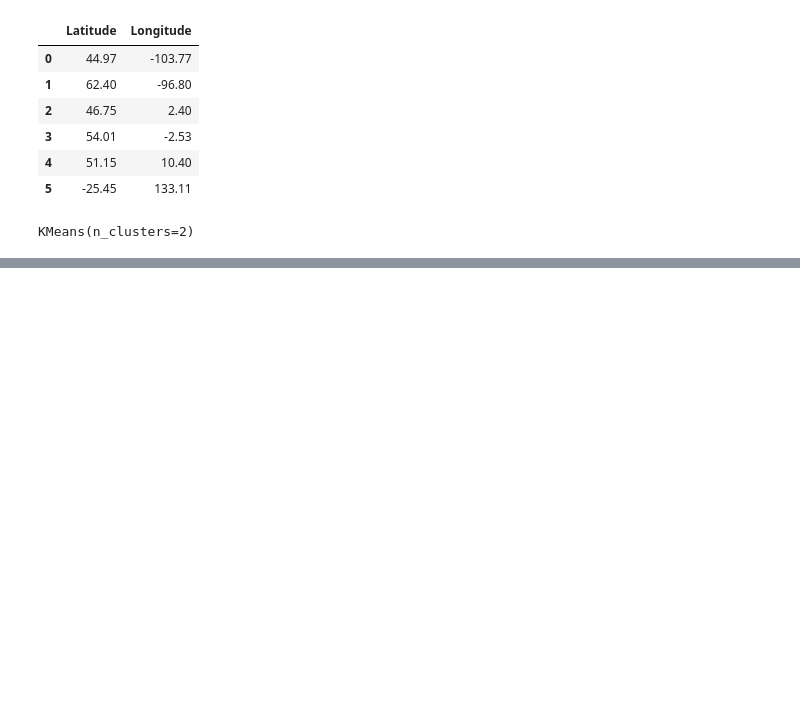
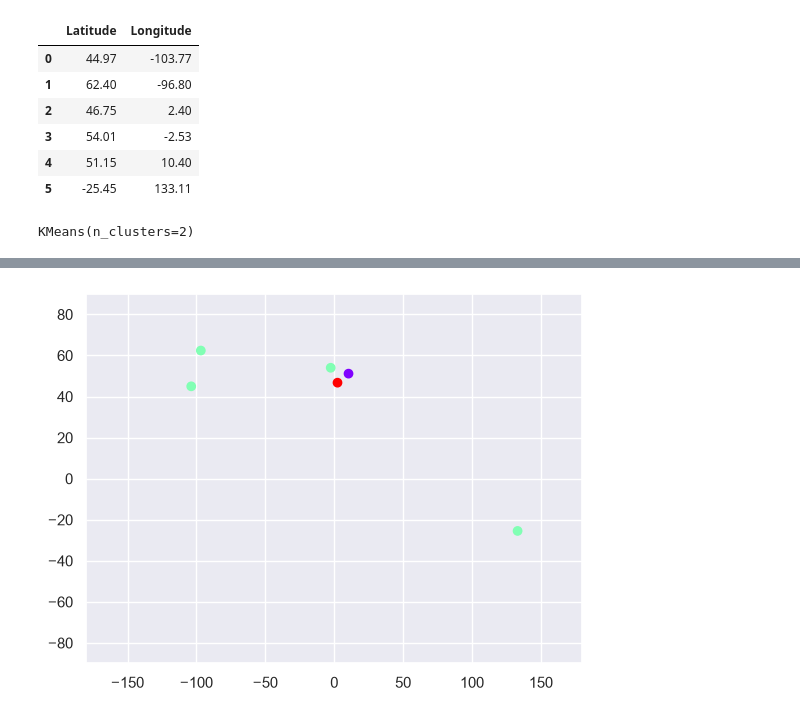
Before and after one commit to umarov-i/clustering, a Jupyter notebook: lab1/country_clusters.ipynb, the cells around one changed output, grey strips where cells are left out. Saved outputs shown, nothing was run; the diff lists cells and outputs as text; code cells hidden in the pictures; blank space fills up the shorter version.

```diff
--- a/lab1/country_clusters.ipynb
+++ b/lab1/country_clusters.ipynb
@@ -66,0 +79,3 @@ plt.show()
+# %%
+x = data_mapped.iloc[:, 3:4]
+x
@@ -66,0 +90,3 @@ plt.show()
+# %%
+kmeans_lang = KMeans(3)
+kmeans.fit(x)
@@ -66,0 +95,3 @@ plt.show()
+# %%
+cluster_lang = kmeans_lang.fit_predict(x)
+cluster_lang
@@ -66,0 +100,4 @@ plt.show()
+# %%
+data_cluster_lang = data_mapped.copy()
+data_cluster_lang['Cluster'] = cluster_lang
+data_cluster_lang
@@ -66,0 +112,7 @@ plt.show()
+# %%
+plt.scatter(data_cluster_lang['Longitude'], data_cluster_lang['Latitude'], c=data_cluster_lang['Cluster'], cmap='rainbow')
+plt.xlim(-180, 180)
+plt.ylim(-90, 90)
+plt.show()
+# %% [output]
+[figure, added]
```
Also changed, not shown: parts of 8 cells of this notebook, 3 other files.
